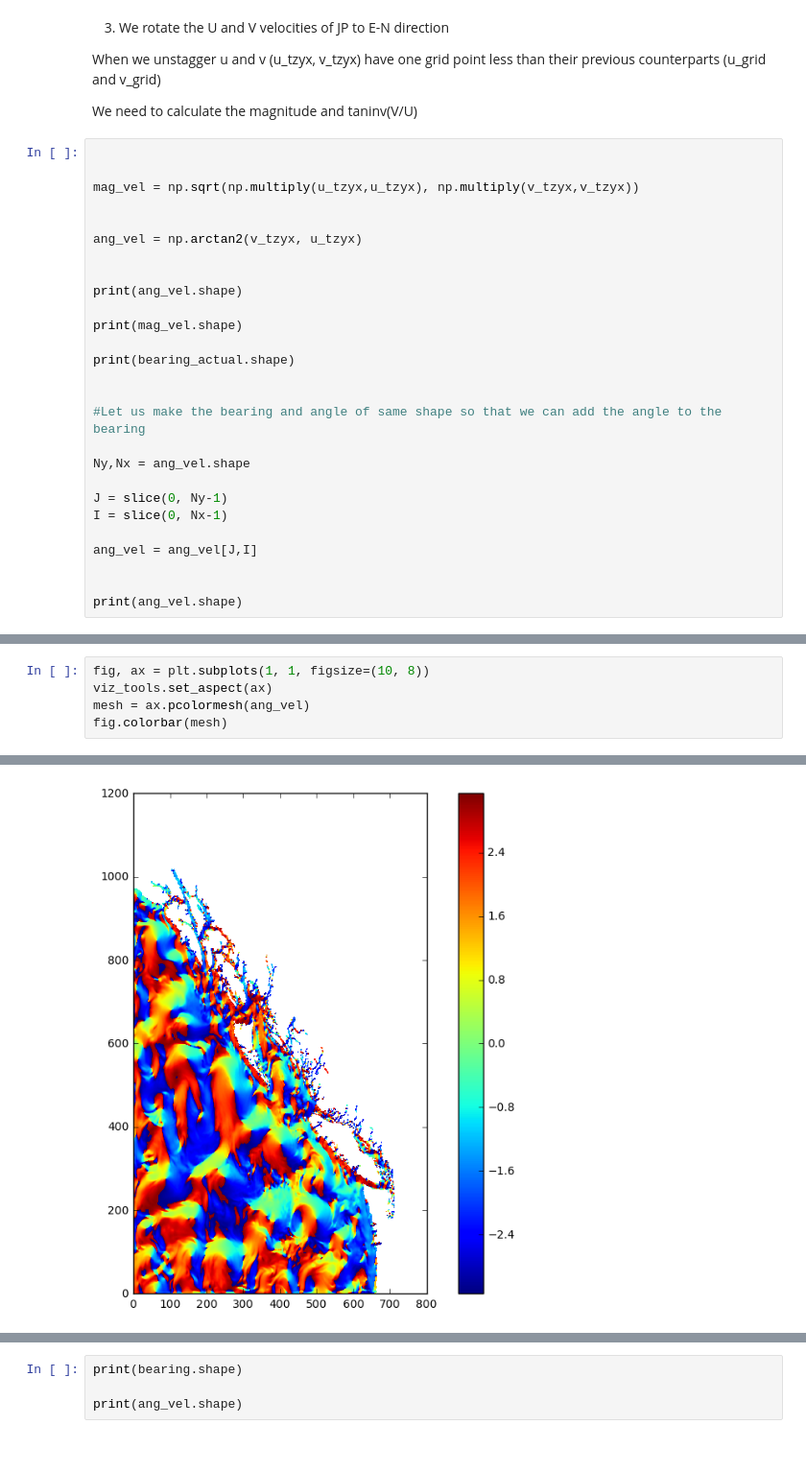
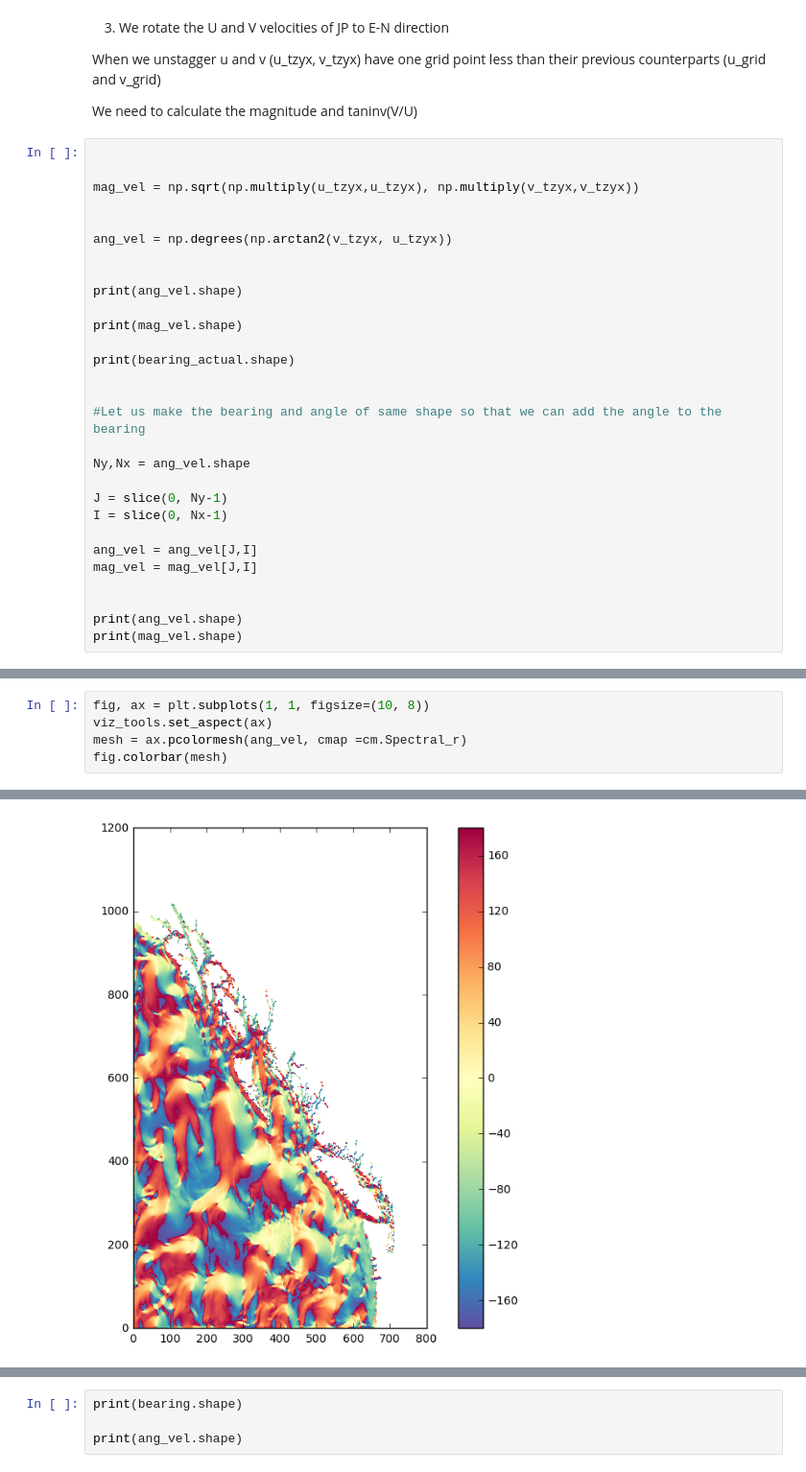
Before and after one commit to UBC-MOAD/wcvi, a Jupyter notebook: grid/Grid_transformation.ipynb, the cells around one changed output, grey strips where cells are left out. Shown at 96% size. Saved outputs shown, nothing was run; the diff lists cells and outputs as text.

```diff
--- a/grid/Grid_transformation.ipynb
+++ b/grid/Grid_transformation.ipynb
@@ -208,7 +209,7 @@ u_tzyx.shape
 mag_vel = np.sqrt(np.multiply(u_tzyx,u_tzyx), np.multiply(v_tzyx,v_tzyx))
 
 
-ang_vel = np.arctan2(v_tzyx, u_tzyx)
+ang_vel = np.degrees(np.arctan2(v_tzyx, u_tzyx))
 
 
 print(ang_vel.shape)
@@ -226,9 +227,11 @@ J = slice(0, Ny-1)
 I = slice(0, Nx-1)
 
 ang_vel = ang_vel[J,I]
+mag_vel = mag_vel[J,I]
 
 
 print(ang_vel.shape)
+print(mag_vel.shape)
 # %% [output]
 (1020, 714)
 (1020, 714)
@@ -237,8 +241,8 @@ print(ang_vel.shape)
 # %%
 fig, ax = plt.subplots(1, 1, figsize=(10, 8))
 viz_tools.set_aspect(ax)
-mesh = ax.pcolormesh(ang_vel)
+mesh = ax.pcolormesh(ang_vel, cmap =cm.Spectral_r)
 fig.colorbar(mesh)
 # %% [output]
 <matplotlib.colorbar.Colorbar at 0x...>
-[figure, old version]
+[figure, new version]
```
Also changed, not shown: parts of 7 cells of this notebook.
